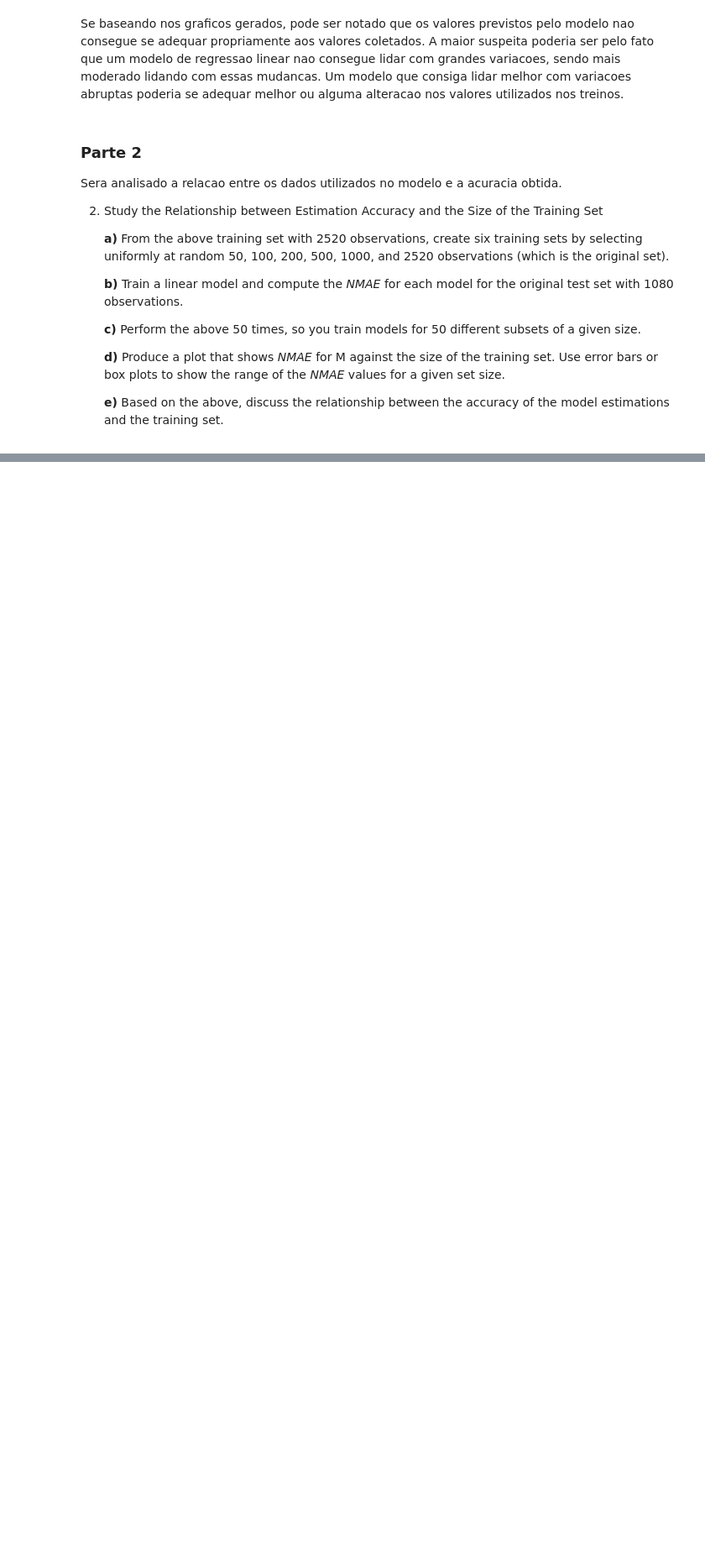
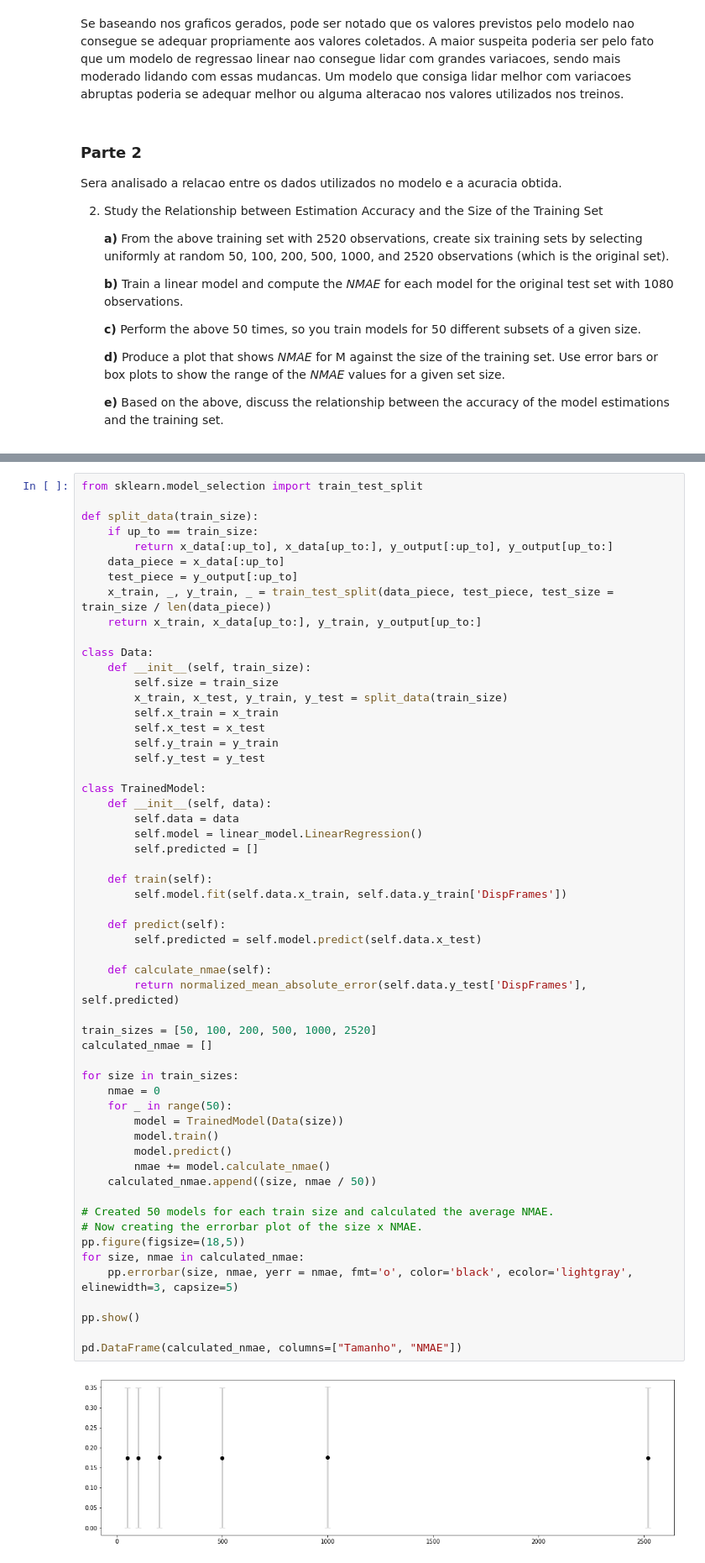
Before and after one commit to jabolina/pgc308a, a Jupyter notebook: task2.ipynb, the cells around one changed output, grey strips where cells are left out. Shown: that part at 84% size. Drawn from its saved outputs; the diff is of its cells as text; blank space fills up the shorter version.

```diff
--- a/task2.ipynb
+++ b/task2.ipynb
@@ -112,0 +87,58 @@ for size in train_sizes:
+# %%
+from sklearn.model_selection import train_test_split
+
+def split_data(train_size):
+    if up_to == train_size:
+        return x_data[:up_to], x_data[up_to:], y_output[:up_to], y_output[up_to:]
+    data_piece = x_data[:up_to]
+    test_piece = y_output[:up_to]
+    x_train, _, y_train, _ = train_test_split(data_piece, test_piece, test_size = train_size / len(data_piece))
+    return x_train, x_data[up_to:], y_train, y_output[up_to:]
+
+class Data:
+    def __init__(self, train_size):
+        self.size = train_size
+        x_train, x_test, y_train, y_test = split_data(train_size)
+        self.x_train = x_train
+        self.x_test = x_test
+        self.y_train = y_train
+        self.y_test = y_test
+
+class TrainedModel:
+    def __init__(self, data):
+        self.data = data
+        self.model = linear_model.LinearRegression()
+        self.predicted = []
+
+    def train(self):
+        self.model.fit(self.data.x_train, self.data.y_train['DispFrames'])
+
+    def predict(self):
+        self.predicted = self.model.predict(self.data.x_test)
+
+    def calculate_nmae(self):
+        return normalized_mean_absolute_error(self.data.y_test['DispFrames'], self.predicted)
+
+train_sizes = [50, 100, 200, 500, 1000, 2520]
+calculated_nmae = []
+
+for size in train_sizes:
+    nmae = 0
+    for _ in range(50):
+        model = TrainedModel(Data(size))
+        model.train()
+        model.predict()
+        nmae += model.calculate_nmae()
+    calculated_nmae.append((size, nmae / 50))
+
+# Created 50 models for each train size and calculated the average NMAE.
+# Now creating the errorbar plot of the size x NMAE.
+pp.figure(figsize=(18,5))
+for size, nmae in calculated_nmae:
+    pp.errorbar(size, nmae, yerr = nmae, fmt='o', color='black', ecolor='lightgray', elinewidth=3, capsize=5)
+
+pp.show()
+
+pd.DataFrame(calculated_nmae, columns=["Tamanho", "NMAE"])
+# %% [output]
+[figure, added]
```
Also changed, not shown: parts of 5 cells of this notebook.
